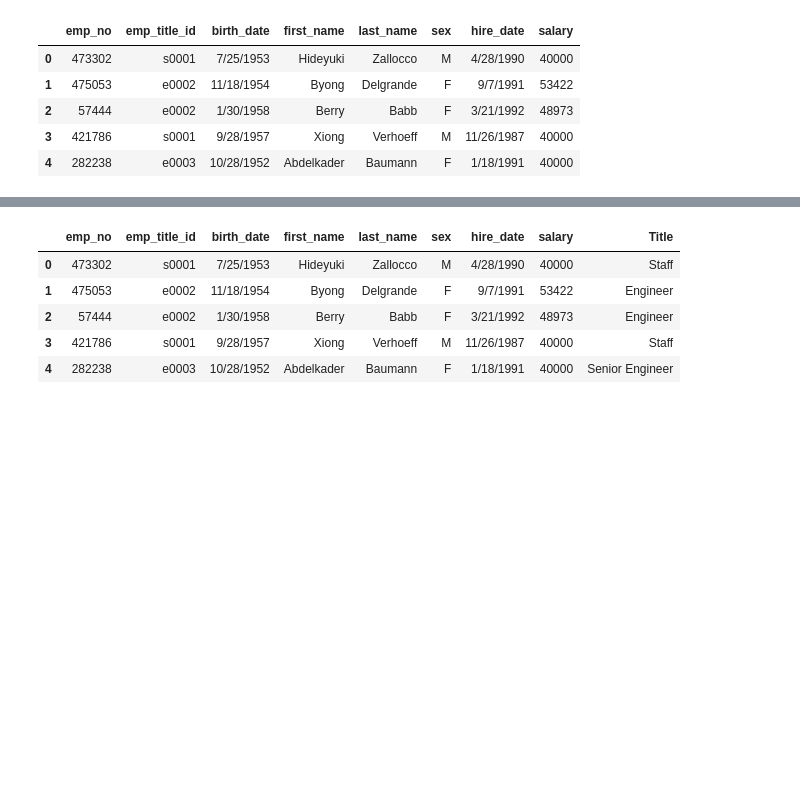
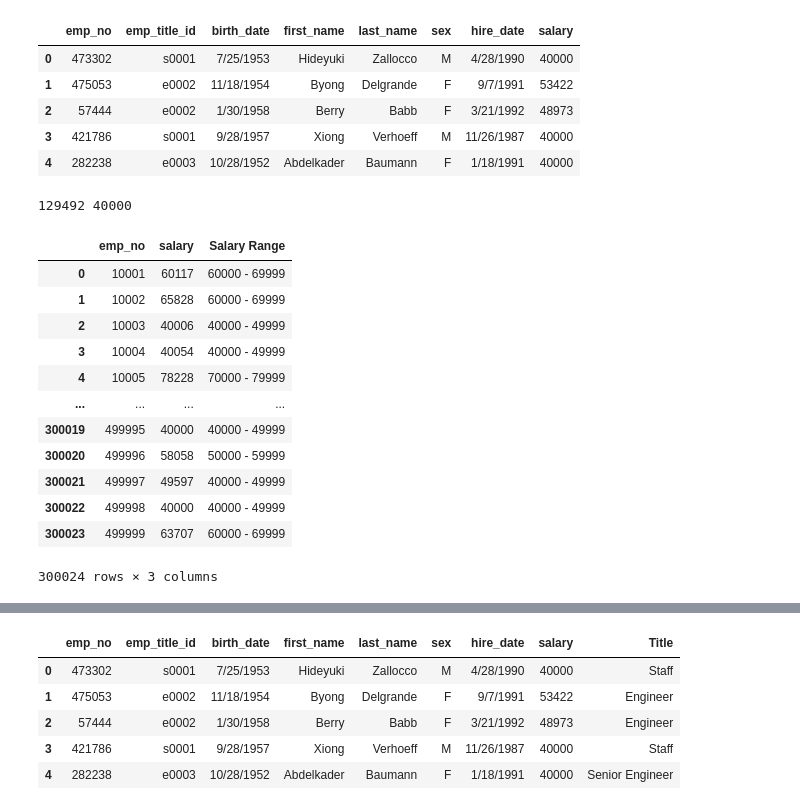
Before and after one commit to cayelsie/SQL-challenge, a Jupyter notebook: bonus_salary.ipynb, the cells around one changed output, grey strips where cells are left out. Cells and saved outputs as stored; diff of their text form; code cells hidden in the pictures; blank space fills up the shorter version.

Commit message:
More work on the salary histogram - ranges are binned and counted.

```diff
--- a/bonus_salary.ipynb
+++ b/bonus_salary.ipynb
@@ -61,3 +61,38 @@ emp_salary_merged_df.head()
 | 2 | 57444 | e0002 | 1/30/1958 | Berry | Babb | F | 3/21/1992 | 48973 |
 | 3 | 421786 | s0001 | 9/28/1957 | Xiong | Verhoeff | M | 11/26/1987 | 40000 |
 | 4 | 282238 | e0003 | 10/28/1952 | Abdelkader | Baumann | F | 1/18/1991 | 40000 |
+# %%
+#Find min and max salaries to help determine bins for salary ranges
+max_salary = salary_df["salary"].max()
+min_salary = salary_df["salary"].min()
+print(max_salary, min_salary)
+# %% [output]
+129492 40000
+# %%
+# Set up bins for salary range
+bins = [39999, 49999, 59999, 69999, 79999, 89999, 99999, 109999, 119999, 129999]
+
+# Set up the names for the binned data
+salary_range = ["40000 - 49999", "50000 - 59999", "60000 - 69999", "70000 - 79999",
+               "80000 - 89999", "90000 - 99999", "100000 - 109999","110000 - 119999", "120000 - 129999"]
+
+
+# Segment the data and sort into bins; create a new column that assigns the proper bin name to each row based on salary in that row
+salary_df["Salary Range"] = pd.cut(salary_df["salary"],
+                                                       bins, labels = salary_range, right=True)
+
+salary_df
+# %% [output]
+|  | emp_no | salary | Salary Range |
+| 0 | 10001 | 60117 | 60000 - 69999 |
+| 1 | 10002 | 65828 | 60000 - 69999 |
+| 2 | 10003 | 40006 | 40000 - 49999 |
+| 3 | 10004 | 40054 | 40000 - 49999 |
+| 4 | 10005 | 78228 | 70000 - 79999 |
+| ... | ... | ... | ... |
+| 300019 | 499995 | 40000 | 40000 - 49999 |
+| 300020 | 499996 | 58058 | 50000 - 59999 |
+| 300021 | 499997 | 49597 | 40000 - 49999 |
+| 300022 | 499998 | 40000 | 40000 - 49999 |
+| 300023 | 499999 | 63707 | 60000 - 69999 |
+300024 rows × 3 columns
```
Also changed, not shown: parts of 2 cells of this notebook.
